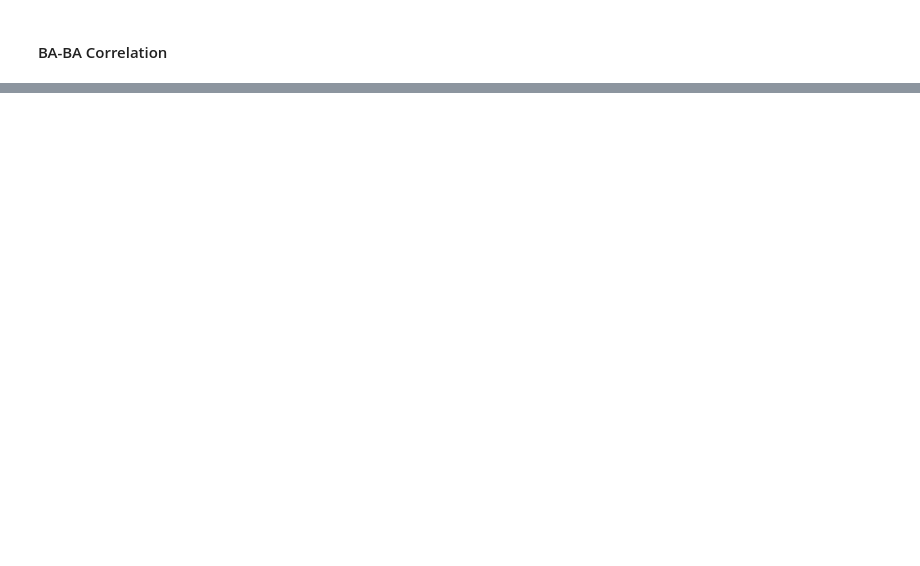
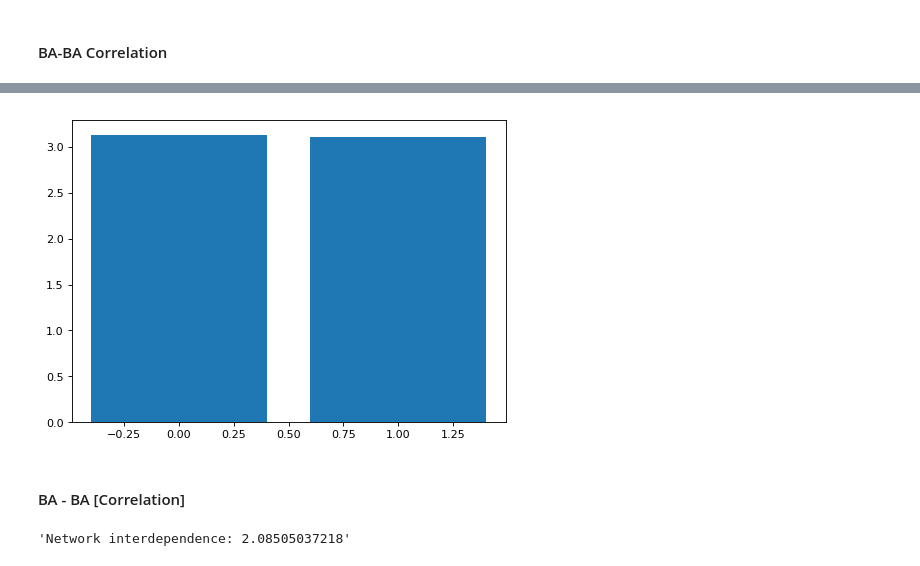
Before and after one commit to filip141/nettools, a Jupyter notebook: notebooks/synthetic_layers.ipynb, the cells around one changed output, grey strips where cells are left out. Cells and saved outputs as stored; diff of their text form; code cells hidden in the pictures; blank space fills up the shorter version.

```diff
--- a/notebooks/synthetic_layers.ipynb
+++ b/notebooks/synthetic_layers.ipynb
@@ -358,0 +409,2 @@ plt.show()
+# %%
+inter_params_baba_nc = InterMeasures.network_interdependence(multi_ba_ba_nc.network)
@@ -358,0 +415,11 @@ plt.show()
+# %%
+inter_baba_nc = np.sort(inter_params_baba_nc[1])
+inter_arg_scores_baba_nc = np.argsort(inter_params_baba_nc[1])
+# %%
+fig=plt.figure(figsize=(7, 5), dpi= 80, facecolor='w', edgecolor='k')
+plt.bar(inter_arg_scores_baba_nc, inter_baba_nc)
+plt.show()
+# %% [output]
+[figure, added]
+# %% [markdown]
+#### BA - BA [Correlation]
@@ -358,0 +428,4 @@ plt.show()
+# %%
+"Network interdependence: {}".format(inter_params_baba_corr_1[0])
+# %% [output]
+'Network interdependence: 2.08505037218'
```
Also changed, not shown: parts of 57 cells of this notebook.
